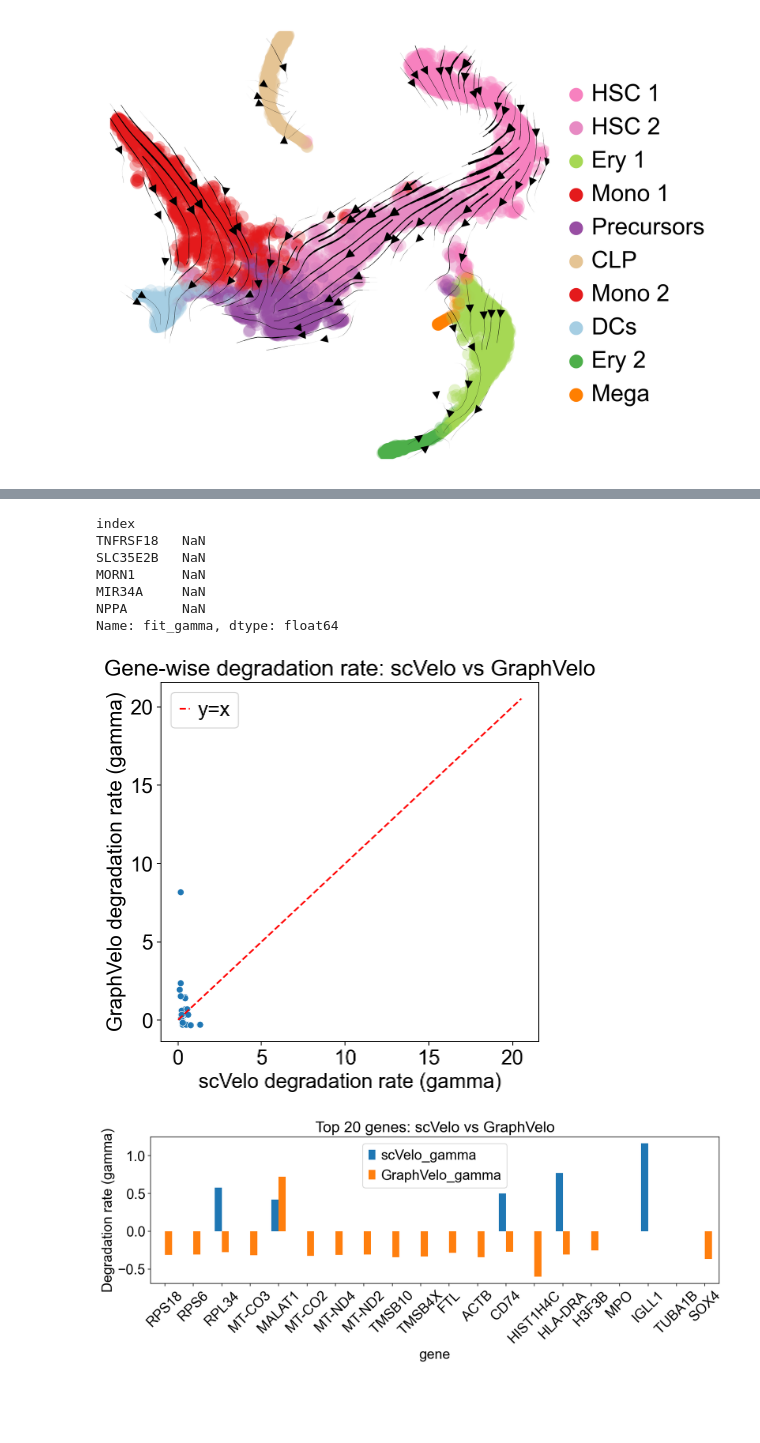
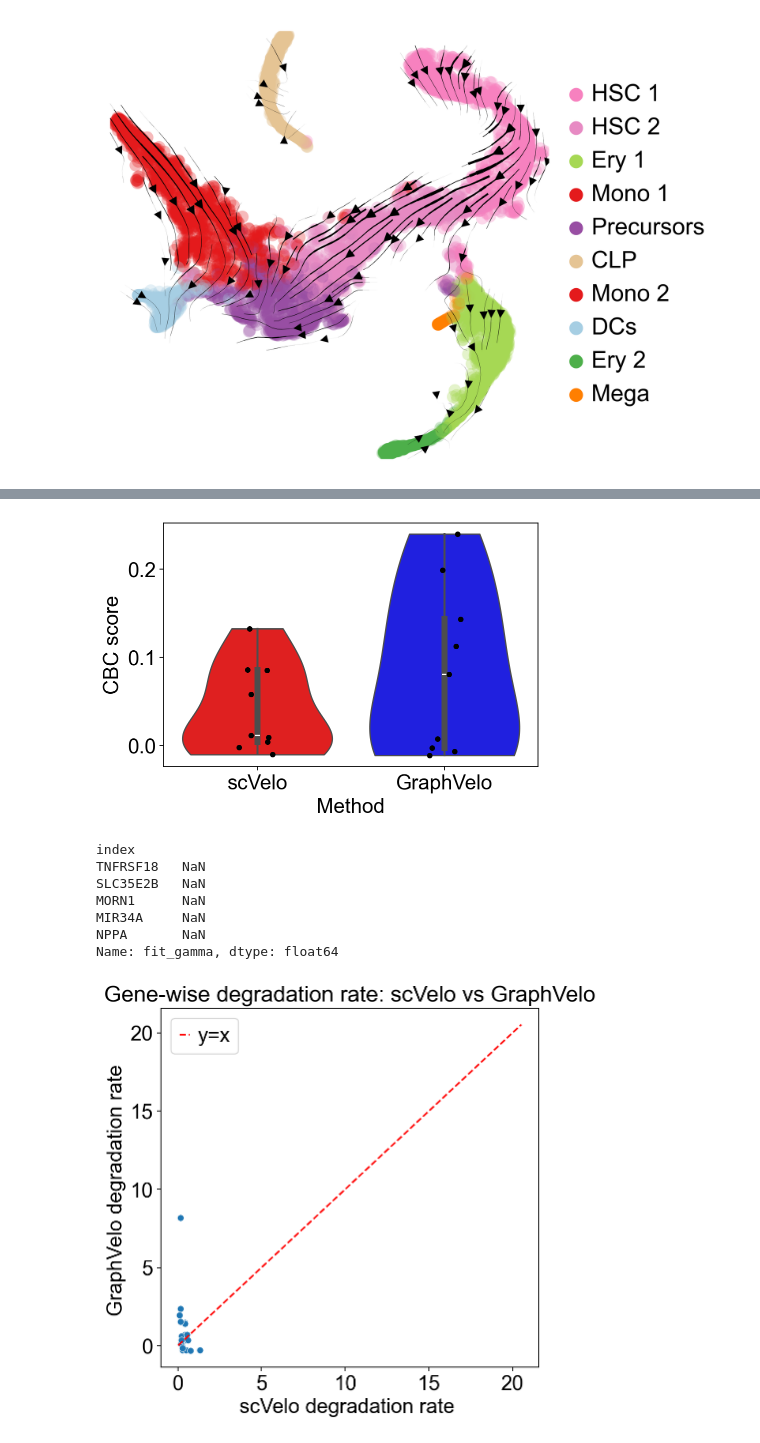
Before and after one commit to AnJunHao/02712_group_project, a Jupyter notebook: test_graphvelo_scv_with_evaluation.ipynb, the cells around one changed output, grey strips where cells are left out. Drawn from its saved outputs; the diff is of its cells as text; code cells hidden in the pictures; blank space fills up the shorter version.

```diff
--- a/test_graphvelo_scv_with_evaluation.ipynb
+++ b/test_graphvelo_scv_with_evaluation.ipynb
@@ -320,3 +336,27 @@ plt.show()
+# %%
+sns.violinplot(
+    data=df,
+    x="Method",
+    y="CBC",
+    palette={"scVelo": "red", "GraphVelo": "blue"},
+    cut=0,
+    inner = "box",
+    linewidth=1.2
+)
+
+sns.stripplot(
+    data=df,
+    x="Method",
+    y="CBC",
+    color="black",
+    alpha=1,
+    jitter=True
+)
+plt.ylabel("CBC score")
+
+plt.show()
+# %% [output]
+[figure, added]
 # %%
 # Calculate degradation rates
 from project.graphvelo.metric import calculate_degradation_graphvelo
@@ -341,49 +381,33 @@ Name: fit_gamma, dtype: float64
 # %%
 # plot
 import numpy as np
 import pandas as pd
 import matplotlib.pyplot as plt
 import seaborn as sns
 
 
 gamma_gv = np.mean(adata.layers['graphvelo_degradation'], axis=0)
 gamma_gv = pd.Series(gamma_gv, index=adata.var_names)
 
 
 gamma_scv = adata.var['fit_gamma']
 
 # Ensure common genes
 common_genes = gamma_scv.index.intersection(gamma_gv.index)
 gamma_scv = gamma_scv.loc[common_genes]
 gamma_gv = gamma_gv.loc[common_genes]
 
 
 plt.figure(figsize=(6,6))
 sns.scatterplot(x=gamma_scv, y=gamma_gv)
 plt.plot([gamma_scv.min(), gamma_scv.max()],
          [gamma_scv.min(), gamma_scv.max()],
          color='red', linestyle='--', label='y=x')
-plt.xlabel('scVelo degradation rate (gamma)')
-plt.ylabel('GraphVelo degradation rate (gamma)')
+plt.xlabel('scVelo degradation rate ')
+plt.ylabel('GraphVelo degradation rate ')
 plt.title('Gene-wise degradation rate: scVelo vs GraphVelo')
 plt.legend()
 plt.tight_layout()
 plt.show()
-
-
-top_genes = adata.var['means'].sort_values(ascending=False).head(20).index
-df_plot = pd.DataFrame({
-    'gene': top_genes,
-    'scVelo_gamma': gamma_scv.loc[top_genes],
-    'GraphVelo_gamma': gamma_gv.loc[top_genes]
-}).set_index('gene')
-
-df_plot.plot(kind='bar', figsize=(12,5))
-plt.ylabel('Degradation rate (gamma)')
-plt.title('Top 20 genes: scVelo vs GraphVelo')
-plt.xticks(rotation=45)
-plt.tight_layout()
-plt.show()
 # %% [output]
-[figure, old version]
+[figure, new version]
-[figure, removed]
```
Also changed, not shown: parts of 12 cells of this notebook, 7 other files.
